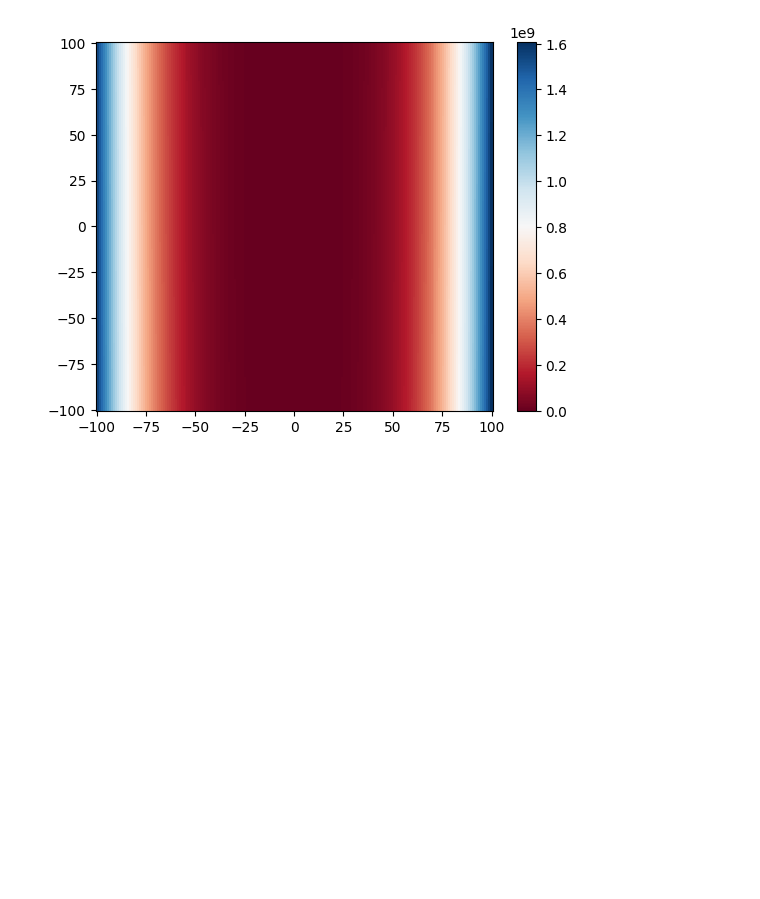
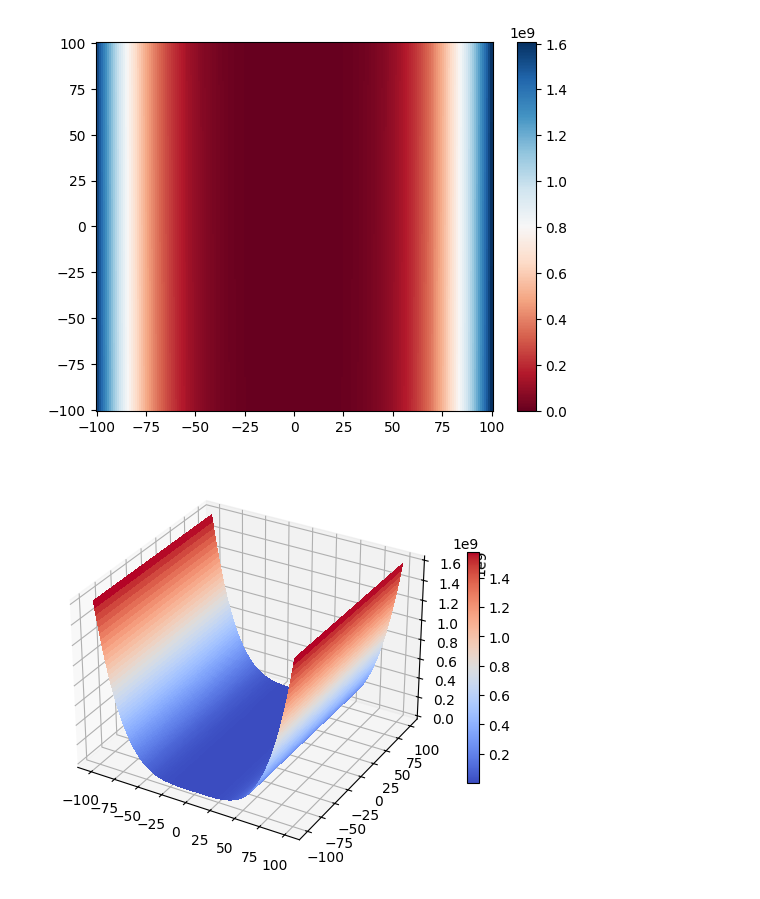
Before and after one commit to maxmartin40/MATH-5770-Code, a Jupyter notebook: Function_Plotting.ipynb, the cells around one changed output. Saved outputs shown, nothing was run; the diff lists cells and outputs as text; code cells hidden in the pictures; blank space fills up the shorter version.

Commit message:
Create plots

```diff
--- a/Function_Plotting.ipynb
+++ b/Function_Plotting.ipynb
@@ -21,3 +21,14 @@ vmin=abs(Z).min(), vmax=abs(Z).max())
 cb = fig.colorbar(p, ax=ax)
 # %% [output]
 [figure]
+# %%
+fig = plt.figure(figsize=(14,6))
+
+# surface_plot with color grading and color bar
+ax = fig.add_subplot(1, 2, 2, projection='3d')
+p = ax.plot_surface(X, Y, Z, rstride=1, cstride=1,
+
+cmap=plt.cm.coolwarm, linewidth=0, antialiased=False)
+cb = fig.colorbar(p, shrink=0.5)
+# %% [output]
+[figure, added]
```
